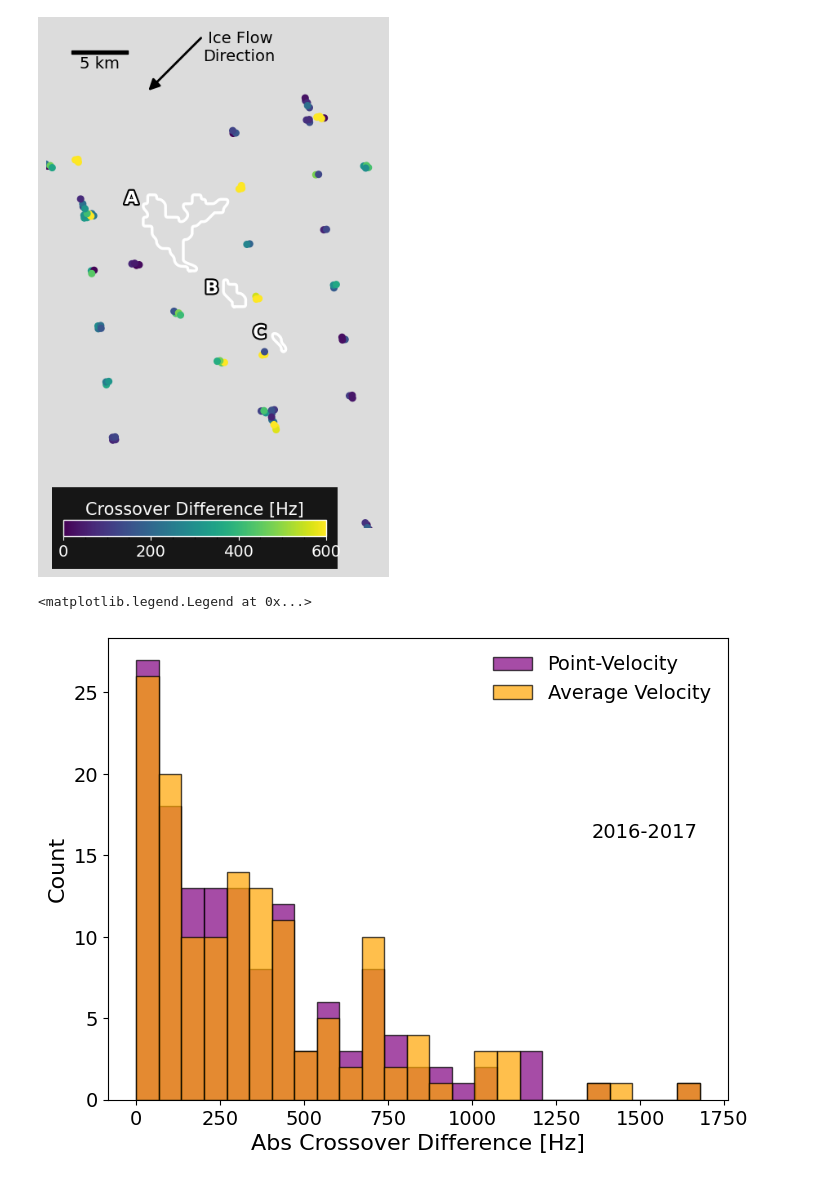
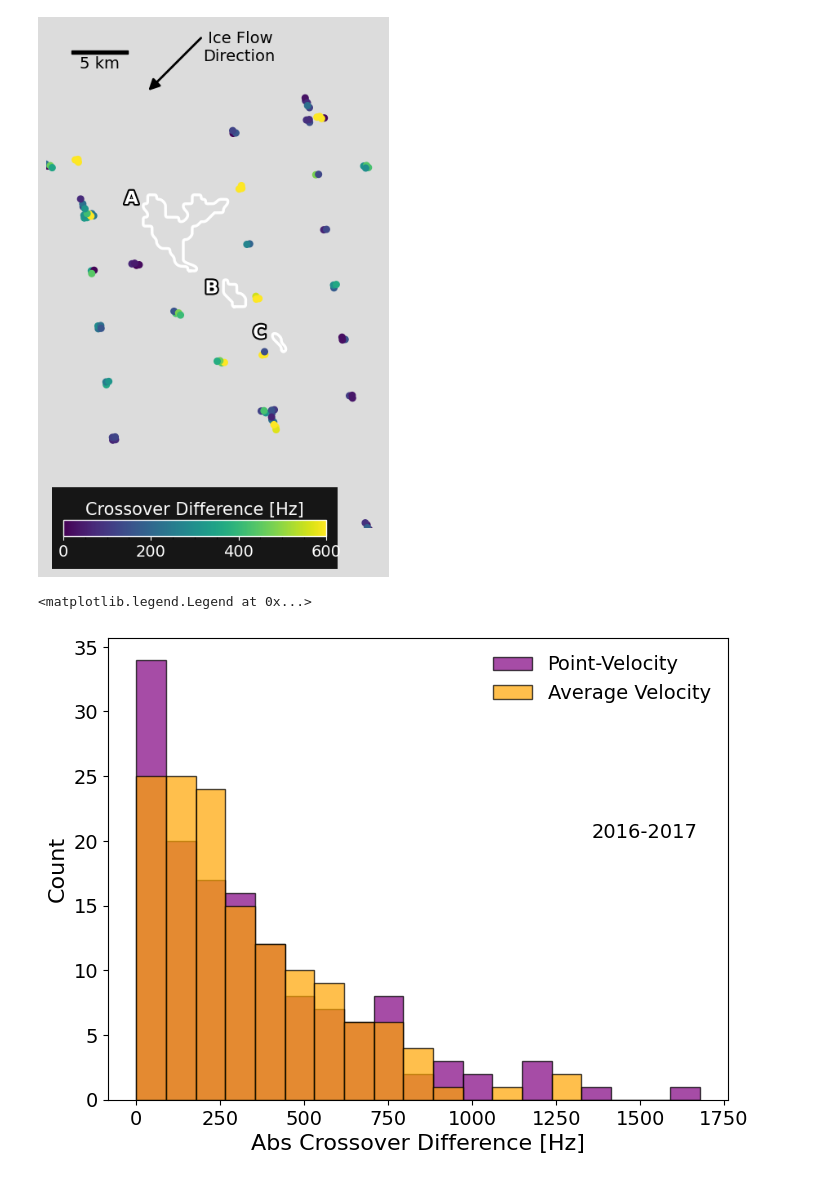
Before and after one commit to zsk4/DavidSpecularity, a Jupyter notebook: Figure4/Figure4.ipynb, the cells around one changed output. Drawn from its saved outputs; the diff is of its cells as text; code cells hidden in the pictures.

```diff
--- a/Figure4/Figure4.ipynb
+++ b/Figure4/Figure4.ipynb
@@ -1181,7 +1198,7 @@ for i, (xs, ys, ridge_list, velocity) in enumerate(zip(
     # Extend by the width of each ridge, scaled by velocity
     width_velocity_corrected.extend([abs(r['left'] - r['right']) * velocity[j] for j, r in enumerate(ridge_list)])
     avg_velocity = np.mean(velocity)
-    width.extend([abs(r['left'] - r['right'])*avg_velocity for r in ridge_list])
+    width.extend([abs(r['left'] - r['right'])*avg_velocity_1617 for r in ridge_list])
     line_id.extend([i]*n)
 
 coords = np.vstack(coords)
@@ -1293,16 +1310,21 @@ fig.patch.set_facecolor('gainsboro')
 # %%
 # Hist of absolute ridge difference
 fig, ax = plt.subplots(figsize=(8,6))
-ax.hist(ridge_diff_velocity_corrected_1617, bins=25, color='purple',alpha=0.7, edgecolor='black')
-ax.hist(ridge_diff_1617, bins=25, color='orange',alpha=0.7, edgecolor='black')
+
+# Combine data to get common bins
+all_data = np.concatenate([ridge_diff_velocity_corrected_1617, ridge_diff_1617])
+bins = np.linspace(all_data.min(), all_data.max(), 20)
+
+ax.hist(ridge_diff_velocity_corrected_1617, bins=bins, color='purple',alpha=0.7, edgecolor='black')
+ax.hist(ridge_diff_1617, bins=bins, color='orange',alpha=0.7, edgecolor='black')
 # Boxplot
 #ax.boxplot(abs_ridge_diff, vert=False, patch_artist=True, boxprops=dict(facecolor='purple', color='black'), medianprops=dict(color='yellow'))
 ax.set_xlabel('Abs Crossover Difference [Hz]', fontsize=16)
 ax.set_ylabel('Count', fontsize=16)
 ax.tick_params(labelsize=14)
 ax.text(0.95, 0.6, f'2016-2017', transform=ax.transAxes, fontsize=14, verticalalignment='top', horizontalalignment='right')
 
 ax.legend(['Point-Velocity', 'Average Velocity'], fontsize=14, loc='upper right', frameon=False)
 # %% [output]
 <matplotlib.legend.Legend at 0x...>
-[figure, old version]
+[figure, new version]
```
Also changed, not shown: parts of 15 cells of this notebook, 6 other files.
